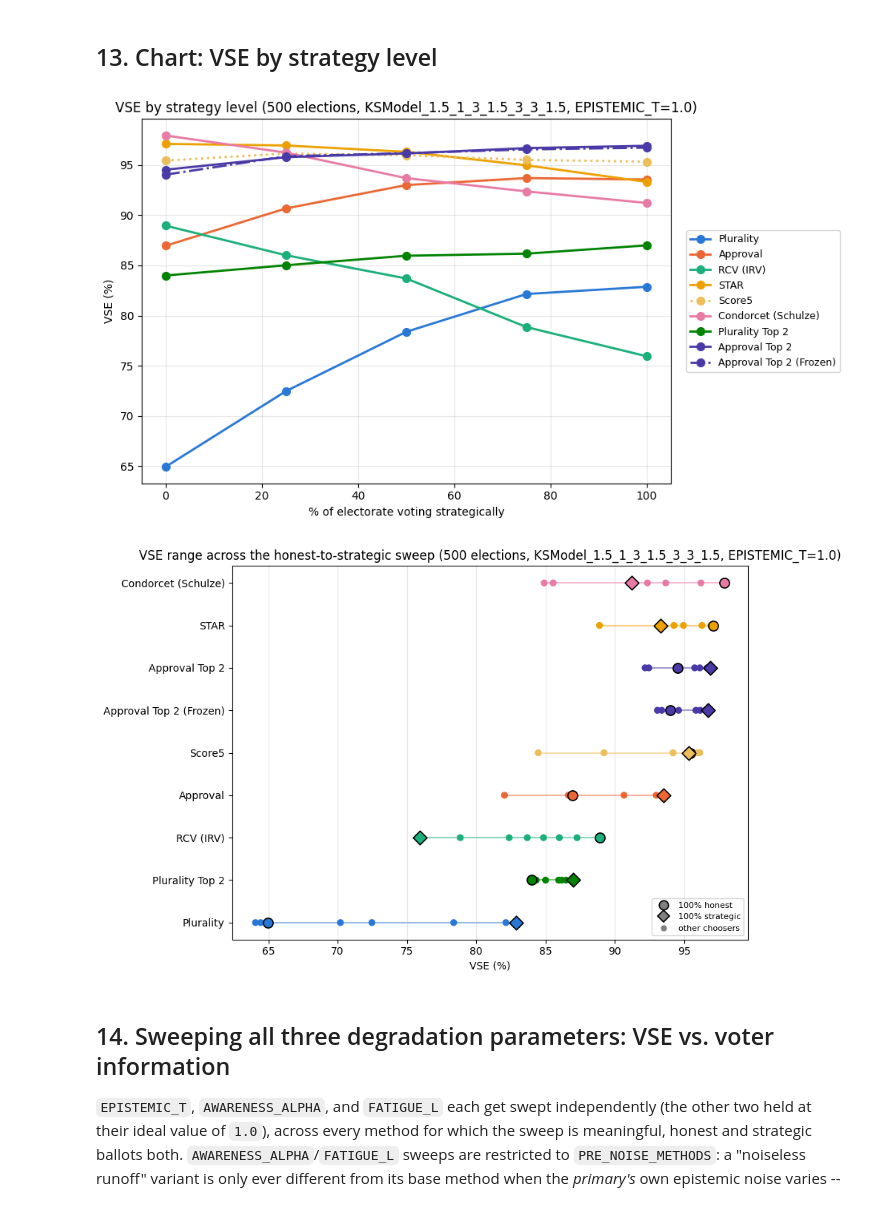
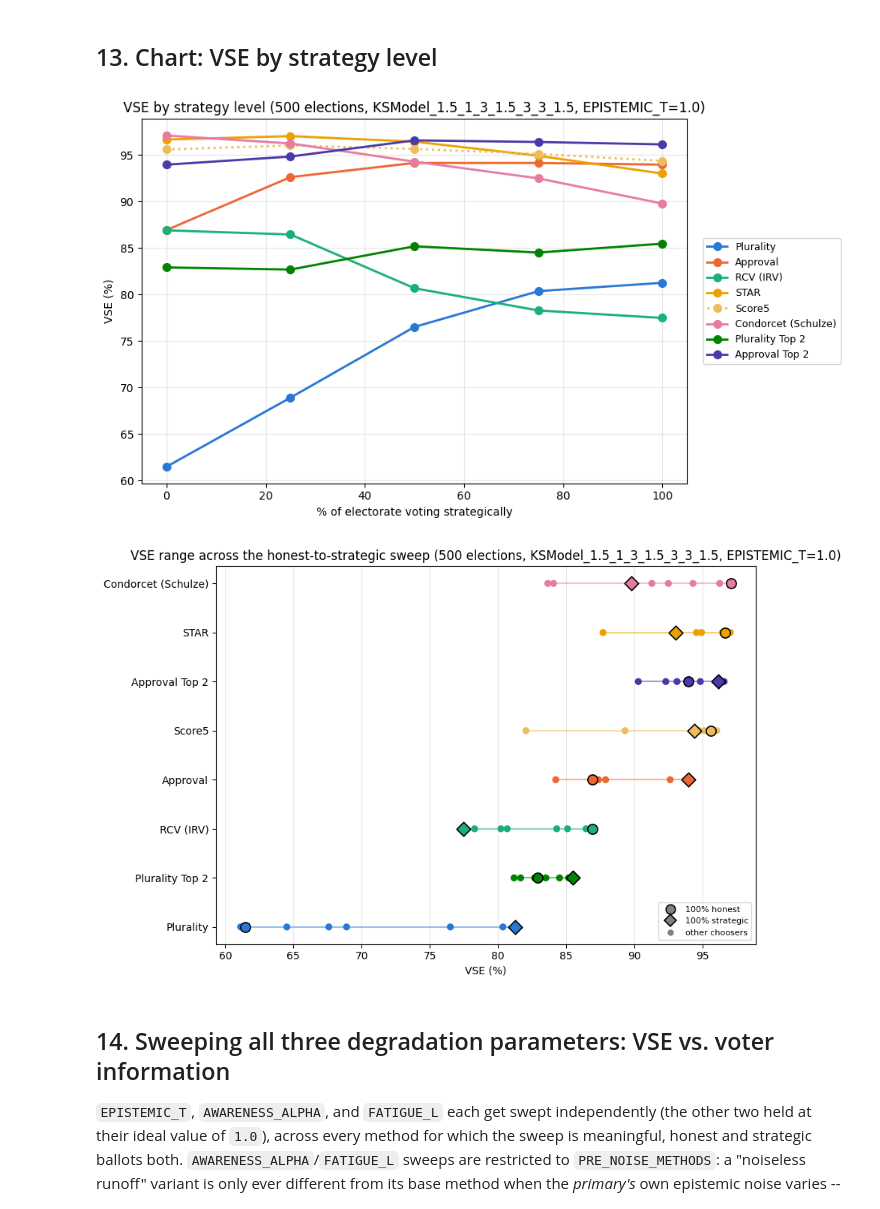
Before and after one commit to eigentaylor/eigentaylor.github.io, a Jupyter notebook: assets/jupyter/vse_simulation.ipynb, the cells around one changed output. Cells and saved outputs as stored; diff of their text form; code cells hidden in the pictures.

```diff
--- a/assets/jupyter/vse_simulation.ipynb
+++ b/assets/jupyter/vse_simulation.ipynb
@@ -2050,10 +2050,10 @@ which starts small here for a fast sanity check rather than a publication-grade
 - `AWARENESS_ALPHA`/`FATIGUE_L` control participation friction (Section 5): 1.0 = no friction on
   either mechanism, lower = more voters end up not genuinely evaluating some candidates.
 # %%
-NVOT = 39            # voters per simulated election
+NVOT = 40            # voters per simulated election
 NCAND = 6            # candidates per simulated election
 NITER = 500          # elections to simulate
-SEED = "vse-checkpoint2"
+SEED = "VSE2026"     # random seed for reproducibility
 
 MODEL = KSModel(dcdecay=(1, 3), wcdecay=(1.5, 3), dccut=.2, wcalpha=1.5)  # published "kitchen sink" model
 MEDIA = fuzzyMediaFor()   # gaussian noise on polls, as used for all published numbers
@@ -2390,12 +2390,12 @@ def label_for(chooser):
 
 rows_by_method = defaultdict(list)
 for (label, chooser), (mean_, ci) in results.items():
-    if "noiseless" in label:
+    if "noiseless" in label or "Frozen" in label:
         continue  # skip the redundant noiseless-runoff variants -- they are identical to their base method at t=1.0/l=1.0
     rows_by_method[label].append((label_for(chooser), mean_, ci))
 
 for label, _ in METHODS:
-    if "noiseless" in label:
+    if "noiseless" in label or "Frozen" in label:
         continue  # skip the redundant noiseless-runoff variants -- they are identical to their base method at t=1.0/l=1.0
     display(Markdown(f"**{label}**"))
     lines = ["| Chooser | VSE | 95% CI |", "|---|---|---|"]
@@ -2494,7 +2494,7 @@ KNOWN_RANGES = {
 
 _known_range_lines = ["| Method | Computed | Documented |", "|---|---|---|"]
 for label, _ in METHODS:
-    if "noiseless" in label:
+    if "noiseless" in label or "Frozen" in label:
         continue  # skip the noiseless-runoff variants -- they are mathematically identical to their base method at t=1.0/l=1.0, so no new range info is added
     vses = [mean_ for _, mean_, _ in rows_by_method[label]]
     lo, hi = min(vses) * 100, max(vses) * 100
@@ -2521,7 +2520,7 @@ Raw CE: of the elections with a true Condorcet winner, how often did each method
 # %%
 _ce_lines = ["| Method | Raw CE (honest) | Relative to Schulze |", "|---|---|---|"]
 for label, _ in METHODS:
-    if "noiseless" in label:
+    if "noiseless" in label or "Frozen" in label:
         continue  # skip the noiseless-runoff variants -- they are mathematically identical to their base method at t=1.0/l=1.0, so no new CE info is added
     raw = ce_results.get((label, "honBallot"))
     rel = rel_ce_results.get((label, "honBallot"))
@@ -2573,10 +2571,10 @@ ax.grid(True, alpha=0.3)
 plt.tight_layout()
 plt.show()
 # %% [output]
-[figure, old version]
+[figure, new version]
 # %%
 _sorted_labels = sorted(
-    (label for label, _ in PRE_NOISE_METHODS),
+    (label for label, _ in PRE_NOISE_METHODS if rows_by_method[label]),
     key=lambda label: max(m for _, m, _ in rows_by_method[label]),
 )
 
@@ -2590,34 +2588,34 @@ for row_i, label in enumerate(_sorted_labels):
     ax.plot([min(vses), max(vses)], [row_i, row_i], color=color, linewidth=1.5, alpha=0.5, zorder=1)
     for chooser_label, mean_, _ in rows_by_method[label]:
         is_honest = chooser_label == "100% honest"
         is_strategic = chooser_label == "100% strategic"
         ax.scatter(mean_ * 100, row_i,
                    marker="D" if is_strategic else "o",
                    s=90 if (is_honest or is_strategic) else 45,
                    color=color,
                    edgecolors="black" if (is_honest or is_strategic) else "none",
                    linewidths=1.2 if (is_honest or is_strategic) else 0,
                    zorder=3 if (is_honest or is_strategic) else 2)
 
 ax.set_yticks(range(len(_sorted_labels)))
 ax.set_yticklabels(_sorted_labels)
 ax.set_xlabel("VSE (%)")
 ax.set_title(f"VSE range across the honest-to-strategic sweep ({NITER} elections, "
              f"{MODEL}, EPISTEMIC_T={EPISTEMIC_T})")
 _marker_legend = [
     Line2D([0], [0], marker="o", linestyle="none", markersize=9,
            markerfacecolor="gray", markeredgecolor="black", markeredgewidth=1.2, label="100% honest"),
     Line2D([0], [0], marker="D", linestyle="none", markersize=8,
            markerfacecolor="gray", markeredgecolor="black", markeredgewidth=1.2, label="100% strategic"),
     Line2D([0], [0], marker="o", linestyle="none", markersize=6,
            markerfacecolor="gray", markeredgecolor="none", label="other choosers"),
 ]
 ax.legend(handles=_marker_legend, fontsize=8, loc="lower right")
 ax.grid(True, axis="x", alpha=0.3)
 plt.tight_layout()
 plt.show()
 # %% [output]
-[figure, old version]
+[figure, new version]
 # %% [markdown]
 ## 14. Sweeping all three degradation parameters: VSE vs. voter information
 
```
Also changed, not shown: parts of 25 cells of this notebook.
